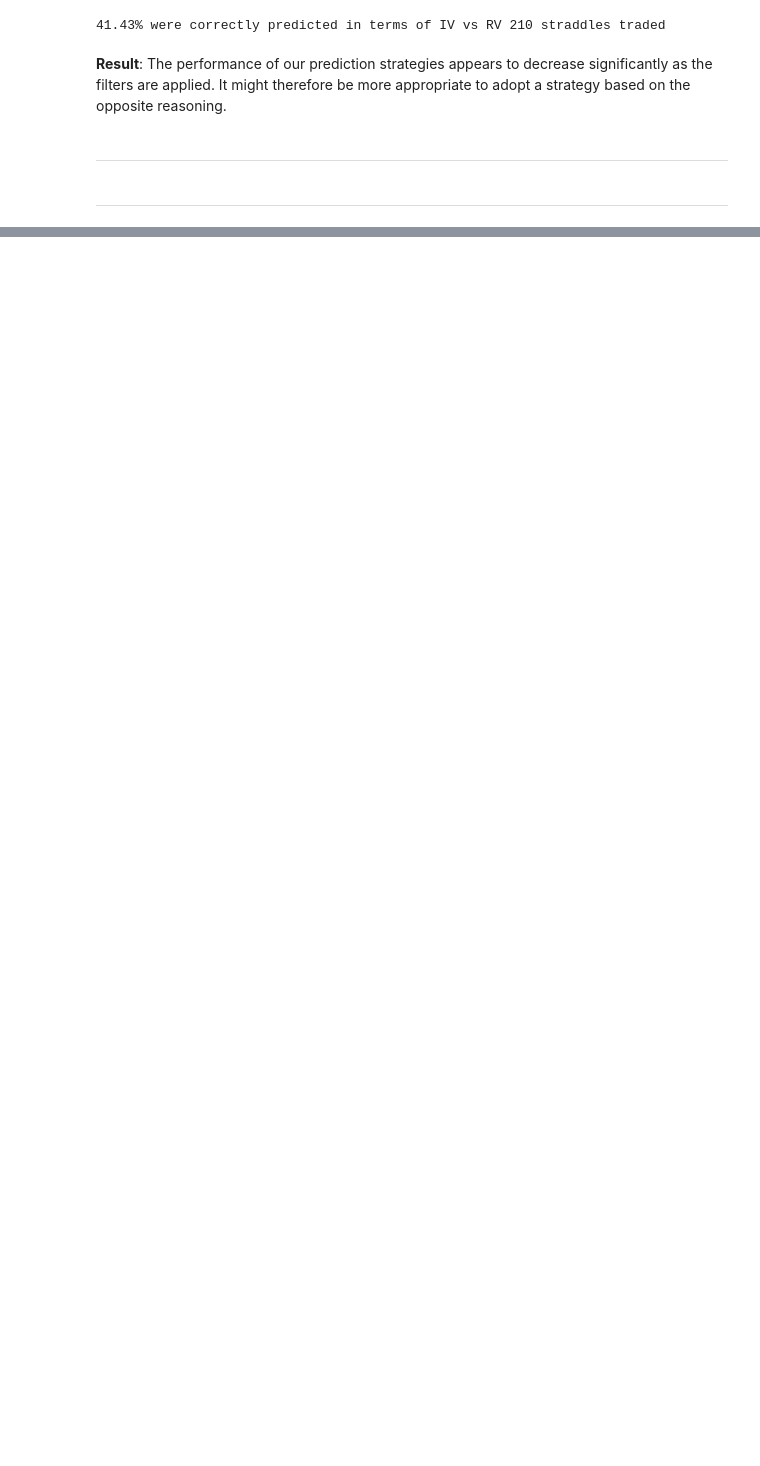
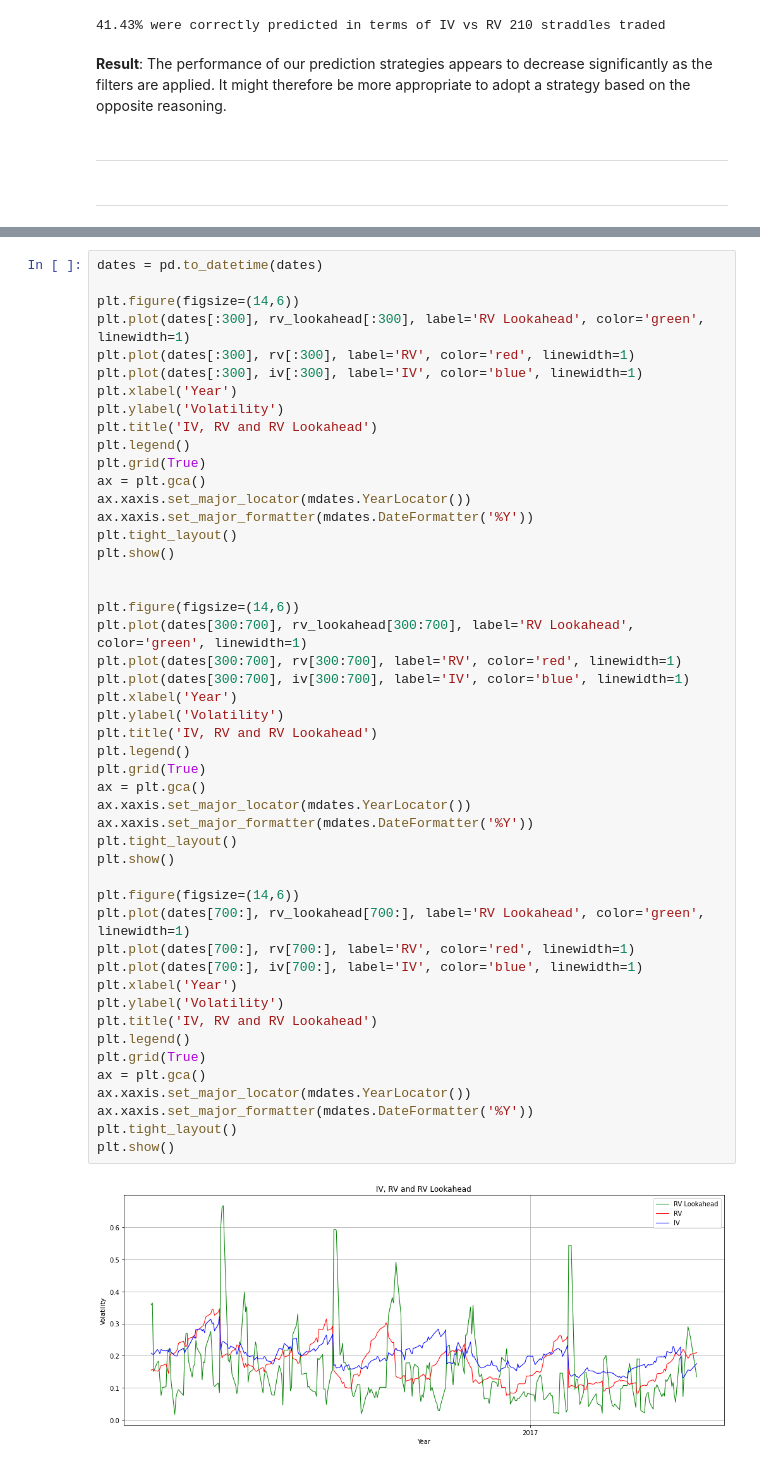
Before and after one commit to jasonTor/Alpha_Volatility_Strategy, a Jupyter notebook: exploratory_analysis.ipynb, the cells around one changed output, grey strips where cells are left out. Cells and saved outputs as stored; diff of their text form; blank space fills up the shorter version.

```diff
--- a/exploratory_analysis.ipynb
+++ b/exploratory_analysis.ipynb
@@ -799,0 +897,50 @@ print(f"{percent:.2f}% were correctly predicted in terms of IV vs RV {len(condit
+# %%
+dates = pd.to_datetime(dates)
+
+plt.figure(figsize=(14,6))
+plt.plot(dates[:300], rv_lookahead[:300], label='RV Lookahead', color='green', linewidth=1)
+plt.plot(dates[:300], rv[:300], label='RV', color='red', linewidth=1)
+plt.plot(dates[:300], iv[:300], label='IV', color='blue', linewidth=1)
+plt.xlabel('Year')
+plt.ylabel('Volatility')
+plt.title('IV, RV and RV Lookahead')
+plt.legend()
+plt.grid(True)
+ax = plt.gca()
+ax.xaxis.set_major_locator(mdates.YearLocator())
+ax.xaxis.set_major_formatter(mdates.DateFormatter('%Y'))
+plt.tight_layout()
+plt.show()
+
+
+plt.figure(figsize=(14,6))
+plt.plot(dates[300:700], rv_lookahead[300:700], label='RV Lookahead', color='green', linewidth=1)
+plt.plot(dates[300:700], rv[300:700], label='RV', color='red', linewidth=1)
+plt.plot(dates[300:700], iv[300:700], label='IV', color='blue', linewidth=1)
+plt.xlabel('Year')
+plt.ylabel('Volatility')
+plt.title('IV, RV and RV Lookahead')
+plt.legend()
+plt.grid(True)
+ax = plt.gca()
+ax.xaxis.set_major_locator(mdates.YearLocator())
+ax.xaxis.set_major_formatter(mdates.DateFormatter('%Y'))
+plt.tight_layout()
+plt.show()
+
+plt.figure(figsize=(14,6))
+plt.plot(dates[700:], rv_lookahead[700:], label='RV Lookahead', color='green', linewidth=1)
+plt.plot(dates[700:], rv[700:], label='RV', color='red', linewidth=1)
+plt.plot(dates[700:], iv[700:], label='IV', color='blue', linewidth=1)
+plt.xlabel('Year')
+plt.ylabel('Volatility')
+plt.title('IV, RV and RV Lookahead')
+plt.legend()
+plt.grid(True)
+ax = plt.gca()
+ax.xaxis.set_major_locator(mdates.YearLocator())
+ax.xaxis.set_major_formatter(mdates.DateFormatter('%Y'))
+plt.tight_layout()
+plt.show()
+# %% [output]
+[figure, added]
```
Also changed, not shown: parts of 27 cells of this notebook, 2 other files.
